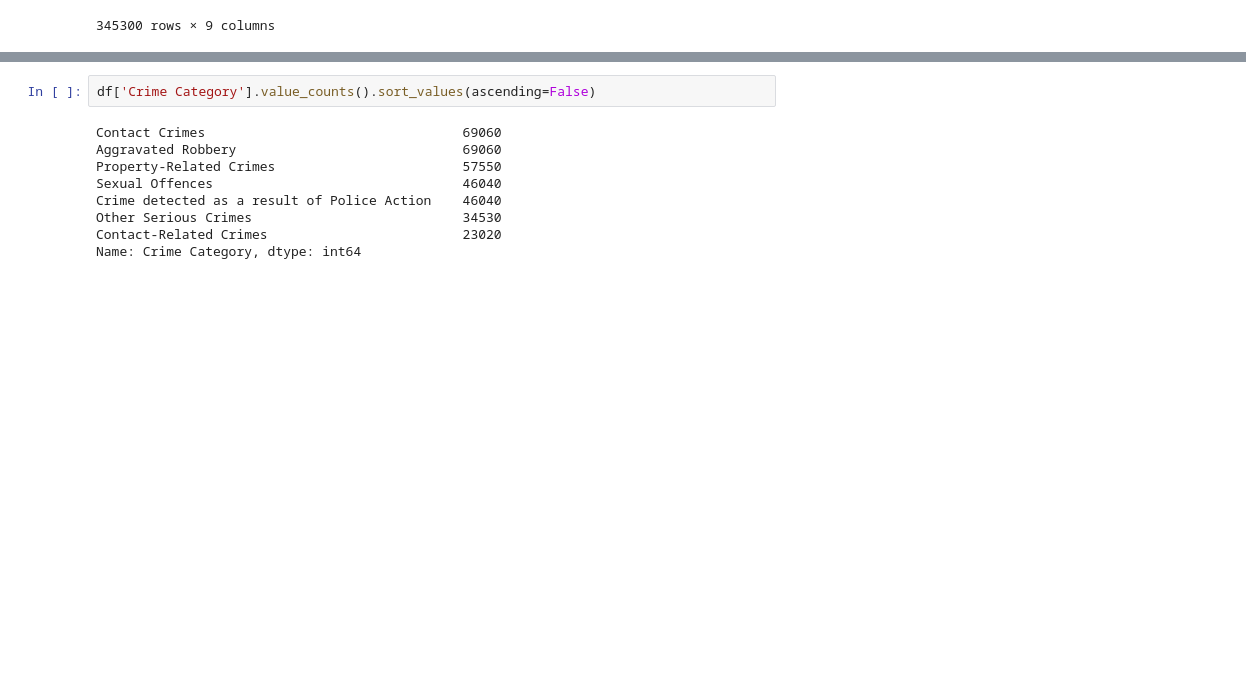
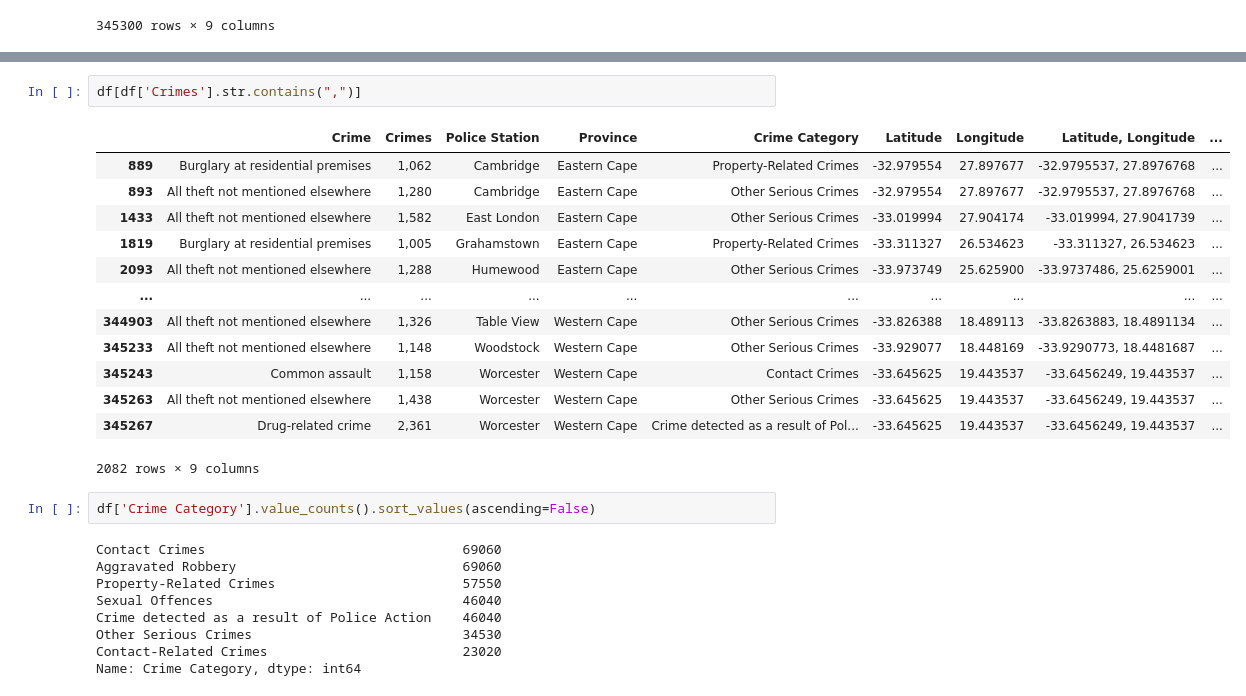
Before and after one commit to BlocknBoom123/CrimePy, a Jupyter notebook: CrimePy.ipynb, the cells around one changed output, grey strips where cells are left out. Cells and saved outputs as stored; diff of their text form; blank space fills up the shorter version.

```diff
--- a/CrimePy.ipynb
+++ b/CrimePy.ipynb
@@ -76,3 +85,19 @@ df
+# %%
+df[df['Crimes'].str.contains(",")]
+# %% [output]
+|  | Crime | Crimes | Police Station | Province | Crime Category | Latitude | Longitude | Latitude, Longitude | ... |
+| 889 | Burglary at residential premises | 1,062 | Cambridge | Eastern Cape | Property-Related Crimes | -32.979554 | 27.897677 | -32.9795537, 27.8976768 | ... |
+| 893 | All theft not mentioned elsewhere | 1,280 | Cambridge | Eastern Cape | Other Serious Crimes | -32.979554 | 27.897677 | -32.9795537, 27.8976768 | ... |
+| 1433 | All theft not mentioned elsewhere | 1,582 | East London | Eastern Cape | Other Serious Crimes | -33.019994 | 27.904174 | -33.019994, 27.9041739 | ... |
+| 1819 | Burglary at residential premises | 1,005 | Grahamstown | Eastern Cape | Property-Related Crimes | -33.311327 | 26.534623 | -33.311327, 26.534623 | ... |
+| 2093 | All theft not mentioned elsewhere | 1,288 | Humewood | Eastern Cape | Other Serious Crimes | -33.973749 | 25.625900 | -33.9737486, 25.6259001 | ... |
+| ... | ... | ... | ... | ... | ... | ... | ... | ... | ... |
+| 344903 | All theft not mentioned elsewhere | 1,326 | Table View | Western Cape | Other Serious Crimes | -33.826388 | 18.489113 | -33.8263883, 18.4891134 | ... |
+| 345233 | All theft not mentioned elsewhere | 1,148 | Woodstock | Western Cape | Other Serious Crimes | -33.929077 | 18.448169 | -33.9290773, 18.4481687 | ... |
+| 345243 | Common assault | 1,158 | Worcester | Western Cape | Contact Crimes | -33.645625 | 19.443537 | -33.6456249, 19.443537 | ... |
+| 345263 | All theft not mentioned elsewhere | 1,438 | Worcester | Western Cape | Other Serious Crimes | -33.645625 | 19.443537 | -33.6456249, 19.443537 | ... |
+| 345267 | Drug-related crime | 2,361 | Worcester | Western Cape | Crime detected as a result of Pol... | -33.645625 | 19.443537 | -33.6456249, 19.443537 | ... |
+2082 rows × 9 columns
 # %%
 df['Crime Category'].value_counts().sort_values(ascending=False)
 # %% [output]
```
Also changed, not shown: parts of 4 cells of this notebook.
